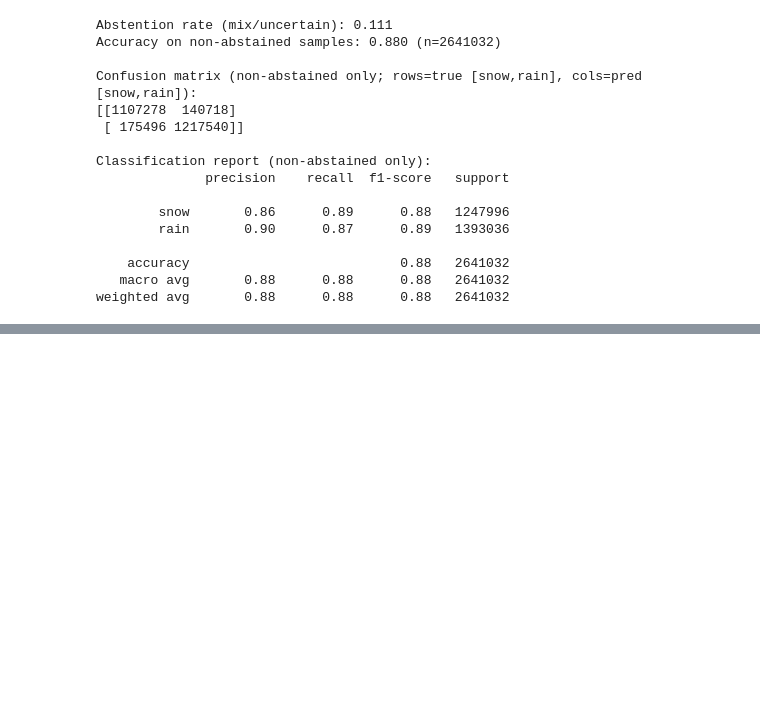
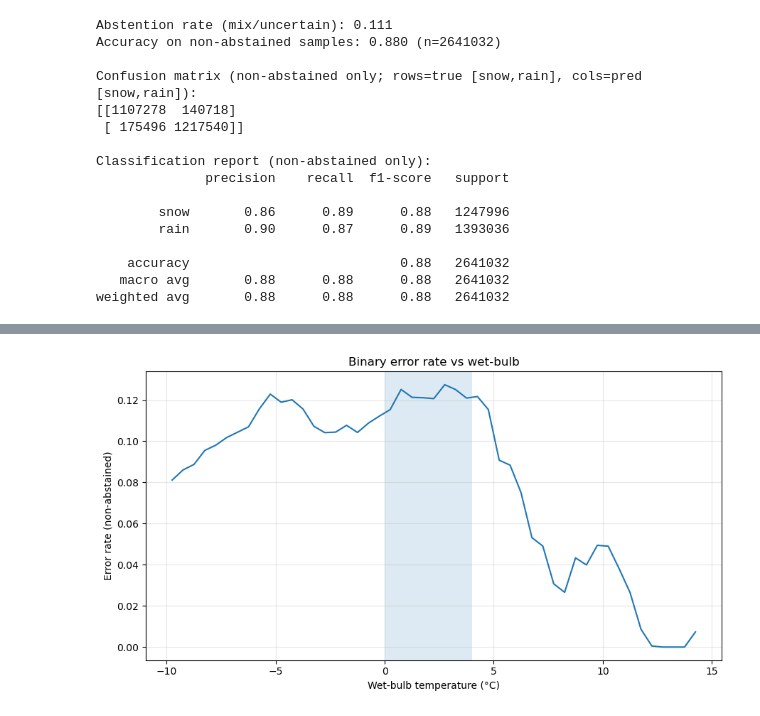
Before and after one commit to emmaaagolub/MRoS-phase-prediction, a Jupyter notebook: ML_pipeline/ML_pipeline_XGBoost_v3_EG.ipynb, the cells around one changed output, grey strips where cells are left out. Drawn from its saved outputs; the diff is of its cells as text; code cells hidden in the pictures; blank space fills up the shorter version.

```diff
--- a/ML_pipeline/ML_pipeline_XGBoost_v3_EG.ipynb
+++ b/ML_pipeline/ML_pipeline_XGBoost_v3_EG.ipynb
@@ -1360,0 +1394,25 @@ weighted avg       0.88      0.88      0.88   2641032
+# %%
+# Error rate vs wet-bulb (non-abstained only)
+
+df_test["error"] = False
+mask_keep = df_test["abstain"] == False
+df_test.loc[mask_keep, "error"] = (
+    y_pred_abst[mask_keep] != y_test.values[mask_keep]
+)
+
+error_rate_by_tw = (
+    df_test.groupby("tw_bin")["error"]
+    .mean()
+)
+
+plt.figure(figsize=(9,5))
+plt.plot(bin_mids, error_rate_by_tw.values)
+plt.axvspan(0,4, alpha=0.15)
+plt.xlabel("Wet-bulb temperature (°C)")
+plt.ylabel("Error rate (non-abstained)")
+plt.title("Binary error rate vs wet-bulb")
+plt.grid(alpha=0.3)
+plt.tight_layout()
+plt.show()
+# %% [output]
+[figure, added]
```
Also changed, not shown: parts of 2 cells of this notebook.
